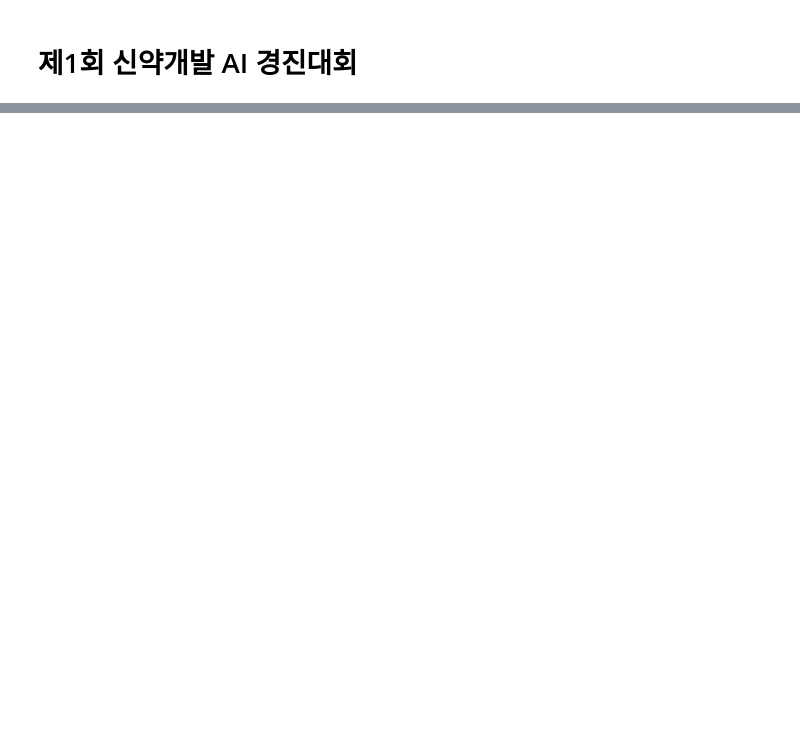
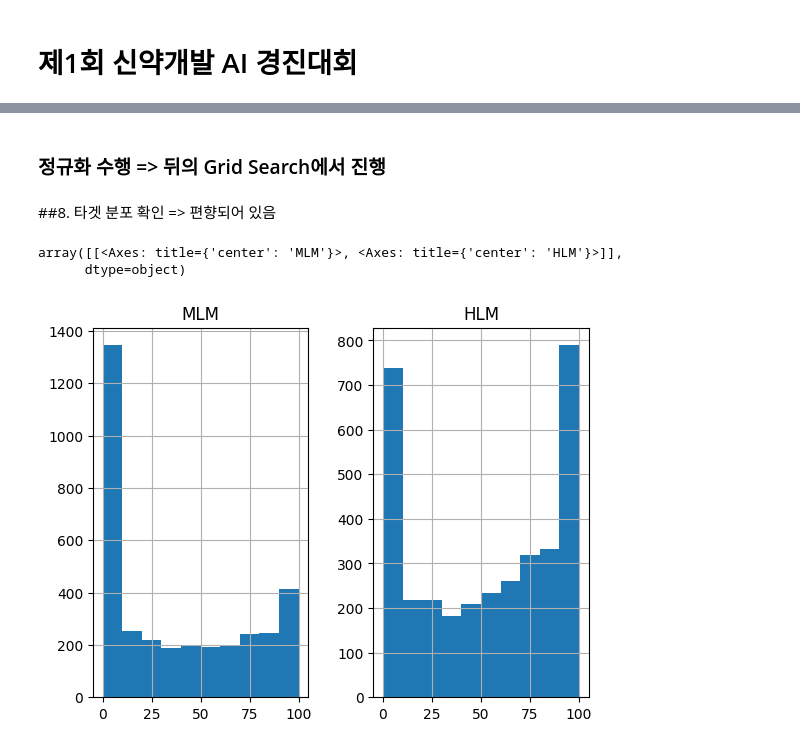
Before and after one commit to eunhabaek/Dacon, a Jupyter notebook: 제1회_신약개발_AI_경진대회.ipynb, the cells around one changed output, grey strips where cells are left out. Cells and saved outputs as stored; diff of their text form; code cells hidden in the pictures; blank space fills up the shorter version.

```diff
--- a/제1회_신약개발_AI_경진대회.ipynb
+++ b/제1회_신약개발_AI_경진대회.ipynb
@@ -136,0 +7,13 @@ submission.to_csv('../data/sample_submission2.csv')
+# %%
+import pandas as pd
+import numpy as np
+import matplotlib.pyplot as plt
+
+#warning 제거
+import warnings
+warnings.filterwarnings('ignore')
+
+#데이터 가져오기
+train=pd.read_csv('./train.csv',index_col='id')
+test=pd.read_csv('./test.csv',index_col='id')
+submission=pd.read_csv('./sample_submission.csv',index_col='id')
@@ -136,0 +94,5 @@ submission.to_csv('../data/sample_submission2.csv')
+# %%
+#수치 단위가 100이 넘을 수 없으므로 100 넘는 이상치 100으로 처리
+
+y.MLM[(y.MLM >=100)]=100
+y.HLM[(y.HLM >=100)]=100
@@ -136,0 +259,2 @@ submission.to_csv('../data/sample_submission2.csv')
+# %% [markdown]
+### 정규화 수행 => 뒤의 Grid Search에서 진행
@@ -136,0 +264,8 @@ submission.to_csv('../data/sample_submission2.csv')
+# %% [markdown]
+##8. 타겟 분포 확인 => 편향되어 있음
+# %%
+y.hist()
+# %% [output]
+array([[<Axes: title={'center': 'MLM'}>, <Axes: title={'center': 'HLM'}>]],
+      dtype=object)
+[figure, added]
```
Also changed, not shown: parts of 73 cells of this notebook.
